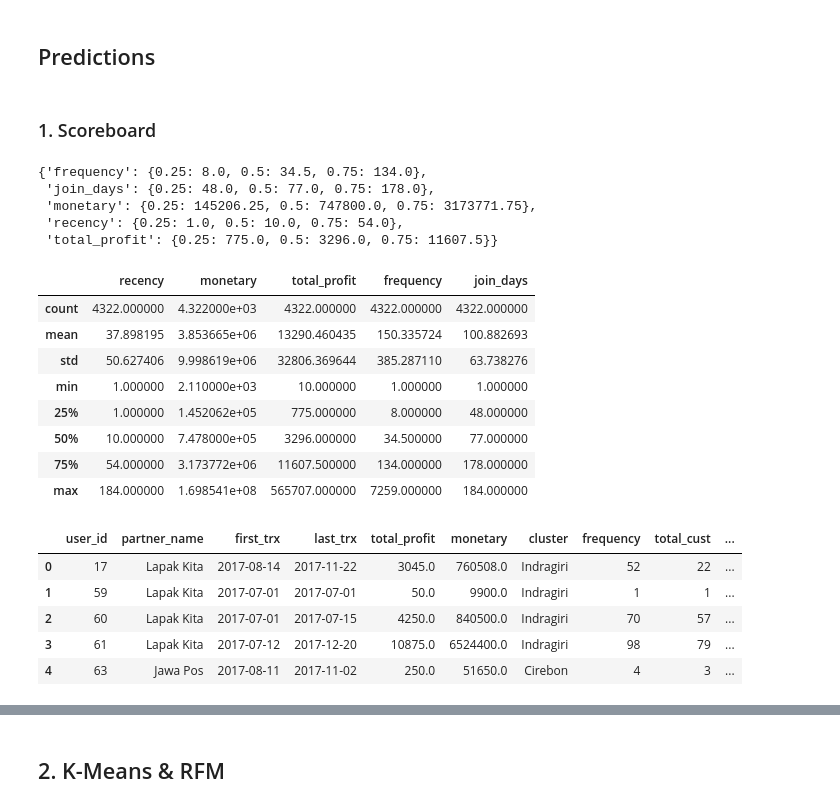
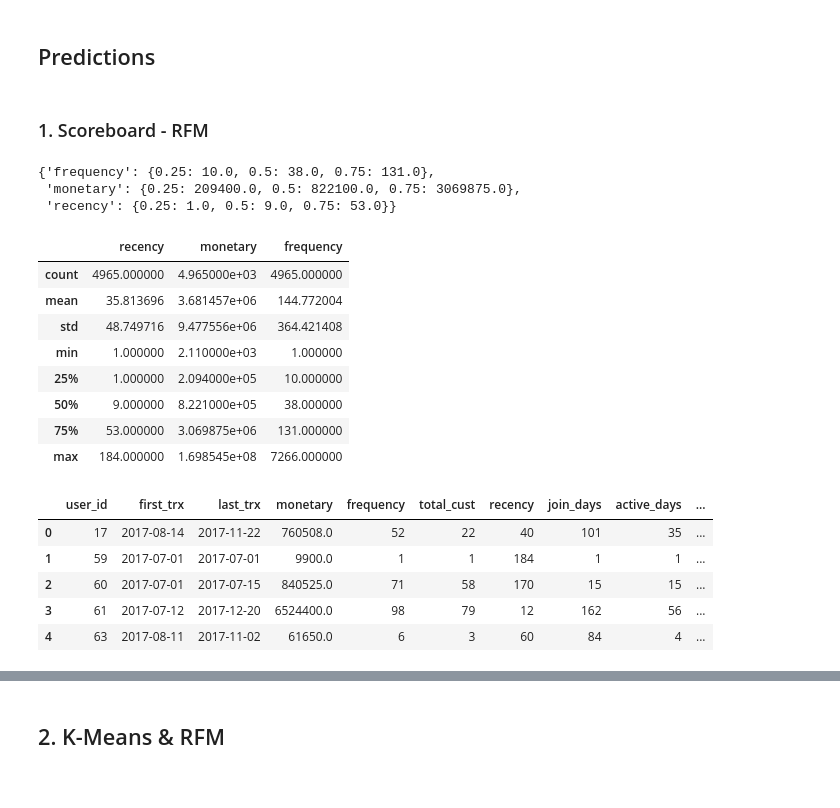
Before and after one commit to EvaMarpaoeng/LR_notebook, a Jupyter notebook: Archie.ipynb, the cells around one changed output, grey strips where cells are left out. Cells and saved outputs as stored; diff of their text form; code cells hidden in the pictures.

```diff
--- a/Archie.ipynb
+++ b/Archie.ipynb
@@ -253,3 +312,14 @@ df = df[df['margin_val'] > 0]
+# %%
+# Checking the recency for every user
+# recency is measurement of the time elapsed since the last purchase was made by a customer
+df['recency'] = (now - df['last_trx']).dt.days
+# %%
+# How long the costumer using our system
+# {last_trx - first puchase}
+df['join_days'] = ((df['last_trx'] + dt.timedelta(days=1)) - df['first_trx'] ).dt.days
+
+# active days : how many days do users actively purchase?
+df['active_days'] = data_archie.groupby('user_id', as_index=False)['created_at'].nunique()
 # %%
 df.head()
 # %% [output]
@@ -340 +332,10 @@ df_final['join_days'] = (now - df_final['first_trx']).dt.days
+# %%
+# Assign new cols to dataframe
+# avg_trx : average transaction per active_day
+# avg_monetary_trx : average monetary per transaction
+# avg_monetary_day : average monetary per active_day
+
+df['avg_trx'] = (df['frequency']/df['active_days']).astype(int)
+df['avg_monetary_trx'] = (df['monetary']/df['frequency']).astype(int)
+df['avg_monetary_day'] = (df['monetary']/df['active_days']).astype(int)
 # %%
@@ -382,31 +425,29 @@ sns.heatmap(correlation, vmax=1, square=True, annot=True, cmap='cubehelix')
 # %% [markdown]
 ## Predictions
 # %% [markdown]
-### 1. Scoreboard
+### 1. Scoreboard - RFM
 # %%
-features = ['recency', 'monetary', 'total_profit', 'frequency', 'join_days']
+features = ['recency', 'monetary', 'frequency']
 # %%
-quantiles = df_final[features].quantile(q=[0.25,0.5,0.75])
+quantiles = df[features].quantile(q=[0.25,0.5,0.75])
 quantiles = quantiles.to_dict()
 quantiles
 # %% [output]
-{'frequency': {0.25: 8.0, 0.5: 34.5, 0.75: 134.0},
- 'join_days': {0.25: 48.0, 0.5: 77.0, 0.75: 178.0},
- 'monetary': {0.25: 145206.25, 0.5: 747800.0, 0.75: 3173771.75},
- 'recency': {0.25: 1.0, 0.5: 10.0, 0.75: 54.0},
- 'total_profit': {0.25: 775.0, 0.5: 3296.0, 0.75: 11607.5}}
+{'frequency': {0.25: 10.0, 0.5: 38.0, 0.75: 131.0},
+ 'monetary': {0.25: 209400.0, 0.5: 822100.0, 0.75: 3069875.0},
+ 'recency': {0.25: 1.0, 0.5: 9.0, 0.75: 53.0}}
 # %%
-df_final[features].describe()
+df[features].describe()
 # %% [output]
-|  | recency | monetary | total_profit | frequency | join_days |
-| count | 4322.000000 | 4.322000e+03 | 4322.000000 | 4322.000000 | 4322.000000 |
-| mean | 37.898195 | 3.853665e+06 | 13290.460435 | 150.335724 | 100.882693 |
-| std | 50.627406 | 9.998619e+06 | 32806.369644 | 385.287110 | 63.738276 |
-| min | 1.000000 | 2.110000e+03 | 10.000000 | 1.000000 | 1.000000 |
-| 25% | 1.000000 | 1.452062e+05 | 775.000000 | 8.000000 | 48.000000 |
-| 50% | 10.000000 | 7.478000e+05 | 3296.000000 | 34.500000 | 77.000000 |
-| 75% | 54.000000 | 3.173772e+06 | 11607.500000 | 134.000000 | 178.000000 |
-| max | 184.000000 | 1.698541e+08 | 565707.000000 | 7259.000000 | 184.000000 |
+|  | recency | monetary | frequency |
+| count | 4965.000000 | 4.965000e+03 | 4965.000000 |
+| mean | 35.813696 | 3.681457e+06 | 144.772004 |
+| std | 48.749716 | 9.477556e+06 | 364.421408 |
+| min | 1.000000 | 2.110000e+03 | 1.000000 |
+| 25% | 1.000000 | 2.094000e+05 | 10.000000 |
+| 50% | 9.000000 | 8.221000e+05 | 38.000000 |
+| 75% | 53.000000 | 3.069875e+06 | 131.000000 |
+| max | 184.000000 | 1.698545e+08 | 7266.000000 |
 # %%
 # Assign points to variables
 # Recency = Good user has lesser recency
@@ -442,10 +483,10 @@ df_final['Scorepoints'] = df_final.R + df_final.F + df_final.M + df_final.P + df
 # %%
-df_final.head()
+df.head()
 # %% [output]
-|  | user_id | partner_name | first_trx | last_trx | total_profit | monetary | cluster | frequency | total_cust | ... |
-| 0 | 17 | Lapak Kita | 2017-08-14 | 2017-11-22 | 3045.0 | 760508.0 | Indragiri | 52 | 22 | ... |
-| 1 | 59 | Lapak Kita | 2017-07-01 | 2017-07-01 | 50.0 | 9900.0 | Indragiri | 1 | 1 | ... |
-| 2 | 60 | Lapak Kita | 2017-07-01 | 2017-07-15 | 4250.0 | 840500.0 | Indragiri | 70 | 57 | ... |
-| 3 | 61 | Lapak Kita | 2017-07-12 | 2017-12-20 | 10875.0 | 6524400.0 | Indragiri | 98 | 79 | ... |
-| 4 | 63 | Jawa Pos | 2017-08-11 | 2017-11-02 | 250.0 | 51650.0 | Cirebon | 4 | 3 | ... |
+|  | user_id | first_trx | last_trx | monetary | frequency | total_cust | recency | join_days | active_days | ... |
+| 0 | 17 | 2017-08-14 | 2017-11-22 | 760508.0 | 52 | 22 | 40 | 101 | 35 | ... |
+| 1 | 59 | 2017-07-01 | 2017-07-01 | 9900.0 | 1 | 1 | 184 | 1 | 1 | ... |
+| 2 | 60 | 2017-07-01 | 2017-07-15 | 840525.0 | 71 | 58 | 170 | 15 | 15 | ... |
+| 3 | 61 | 2017-07-12 | 2017-12-20 | 6524400.0 | 98 | 79 | 12 | 162 | 56 | ... |
+| 4 | 63 | 2017-08-11 | 2017-11-02 | 61650.0 | 6 | 3 | 60 | 84 | 4 | ... |
 # %%
```
Also changed, not shown: parts of 160 cells of this notebook.
